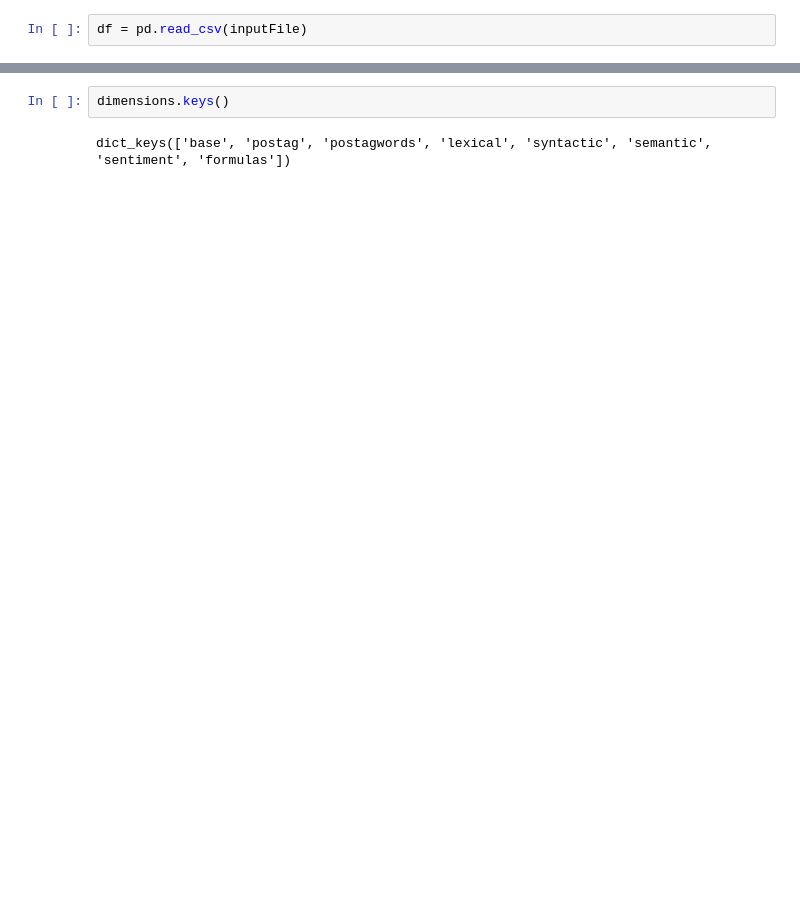
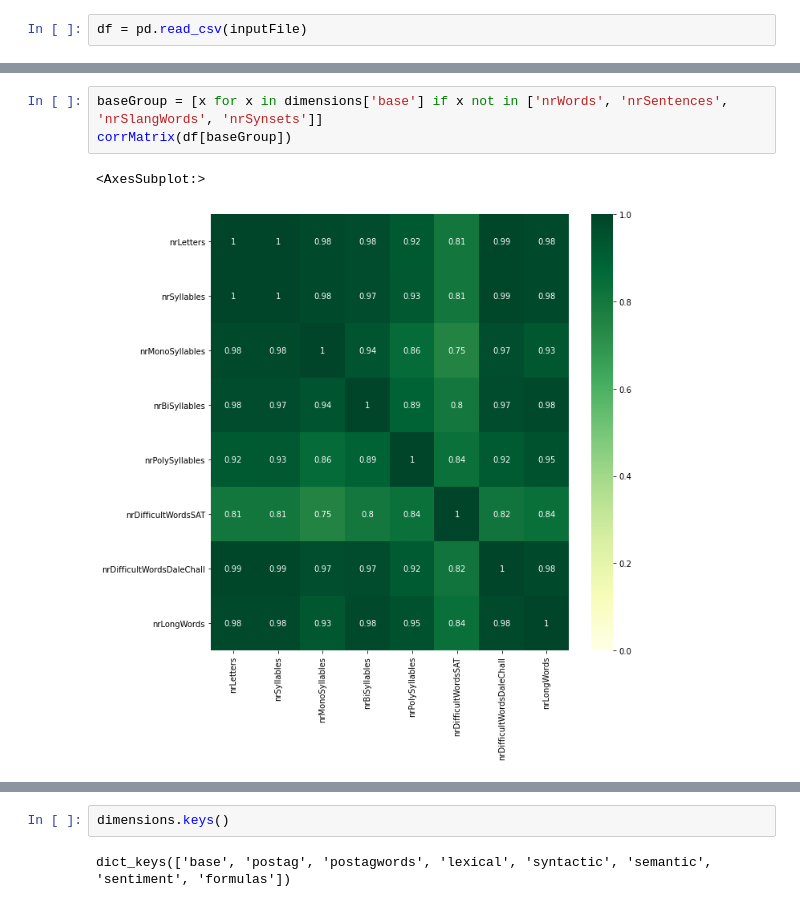
Before and after one commit to leddy231/kex, a Jupyter notebook: Dimensions-Correlation.ipynb, the cells around one changed output, grey strips where cells are left out. Cells and saved outputs as stored; diff of their text form; blank space fills up the shorter version.

```diff
--- a/Dimensions-Correlation.ipynb
+++ b/Dimensions-Correlation.ipynb
@@ -30,0 +27,6 @@ dimensions = pickle.load(open('./Data-Dimensions.pickle', mode='rb'))
+# %%
+baseGroup = [x for x in dimensions['base'] if x not in ['nrWords', 'nrSentences', 'nrSlangWords', 'nrSynsets']]
+corrMatrix(df[baseGroup])
+# %% [output]
+<AxesSubplot:>
+[figure, added]
```
Also changed, not shown: parts of 37 cells of this notebook, 13 other files.
